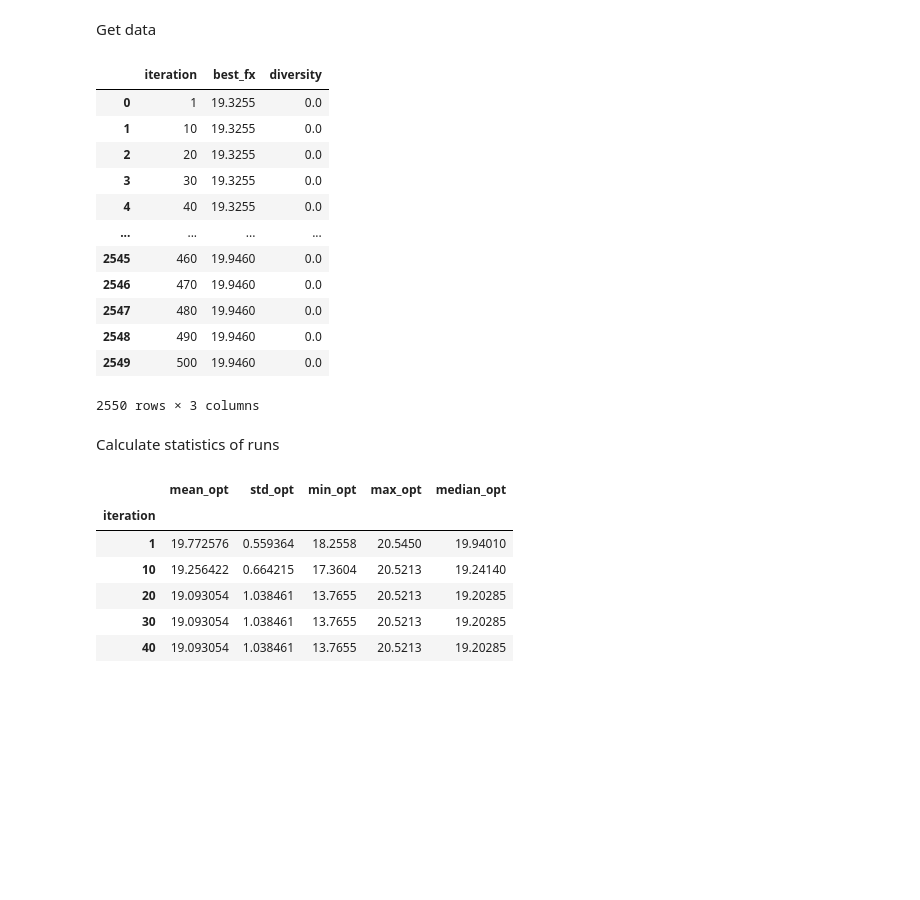
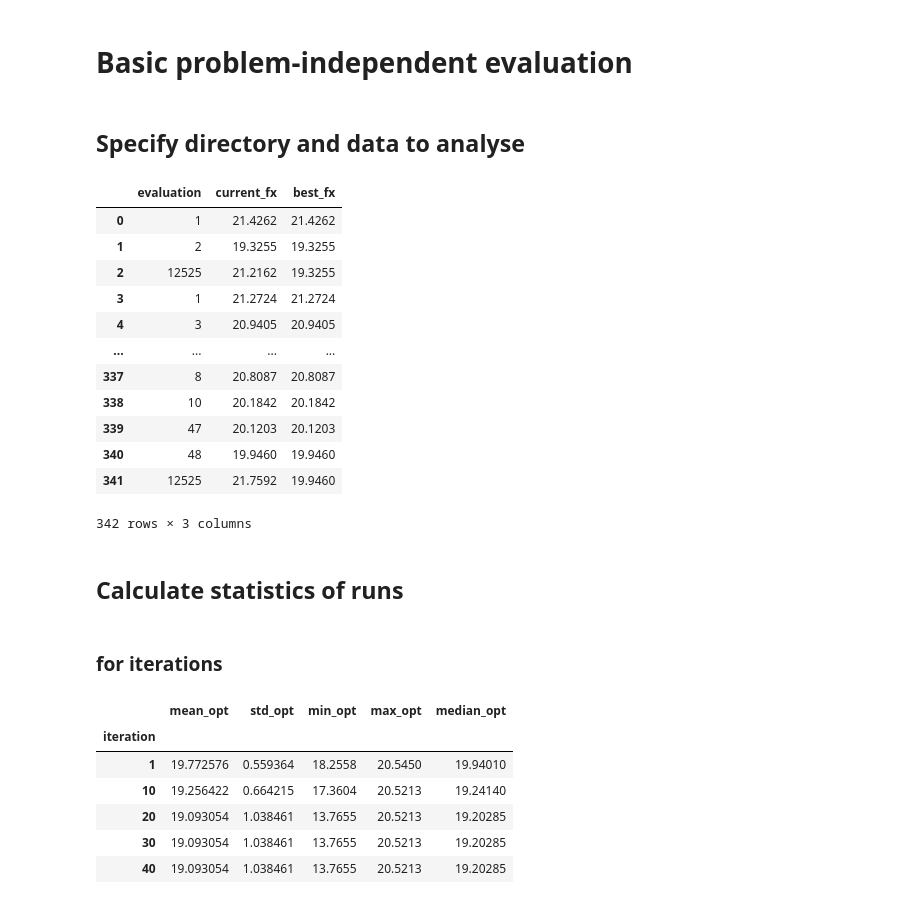
Before and after one commit to mahf-opt/mahf, a Jupyter notebook: evaluation/basicEval.ipynb, the cells around one changed output. Saved outputs shown, nothing was run; the diff lists cells and outputs as text; code cells hidden in the pictures; blank space fills up the shorter version.

Commit message:
Work on basicEval

```diff
--- a/evaluation/basicEval.ipynb
+++ b/evaluation/basicEval.ipynb
@@ -1,3 +1,5 @@
+# %% [markdown]
+# Basic problem-independent evaluation
 # %%
 import pandas as pd
 import numpy as np
@@ -4,22 +7,27 @@ import numpy as np
 # %% [markdown]
-Get data
+## Specify directory and data to analyse
 # %%
-ackley = pd.read_csv('../data/custom_heuristic/custom_ackley_10/iterations.csv')
-ackley
+data_dir = '../data/custom_heuristics/'
+ackley_iter = pd.read_csv('../data/custom_heuristic/custom_ackley_10/iterations.csv')
+ackley_iter
+ackley_eval = pd.read_csv('../data/custom_heuristic/custom_ackley_10/evaluations.csv')
+ackley_eval
 # %% [output]
-|  | iteration | best_fx | diversity |
-| 0 | 1 | 19.3255 | 0.0 |
-| 1 | 10 | 19.3255 | 0.0 |
-| 2 | 20 | 19.3255 | 0.0 |
-| 3 | 30 | 19.3255 | 0.0 |
-| 4 | 40 | 19.3255 | 0.0 |
+|  | evaluation | current_fx | best_fx |
+| 0 | 1 | 21.4262 | 21.4262 |
+| 1 | 2 | 19.3255 | 19.3255 |
+| 2 | 12525 | 21.2162 | 19.3255 |
+| 3 | 1 | 21.2724 | 21.2724 |
+| 4 | 3 | 20.9405 | 20.9405 |
 | ... | ... | ... | ... |
-| 2545 | 460 | 19.9460 | 0.0 |
-| 2546 | 470 | 19.9460 | 0.0 |
-| 2547 | 480 | 19.9460 | 0.0 |
-| 2548 | 490 | 19.9460 | 0.0 |
-| 2549 | 500 | 19.9460 | 0.0 |
+| 337 | 8 | 20.8087 | 20.8087 |
+| 338 | 10 | 20.1842 | 20.1842 |
+| 339 | 47 | 20.1203 | 20.1203 |
+| 340 | 48 | 19.9460 | 19.9460 |
+| 341 | 12525 | 21.7592 | 19.9460 |
-2550 rows × 3 columns
+342 rows × 3 columns
 # %% [markdown]
-Calculate statistics of runs
+## Calculate statistics of runs
+# %% [markdown]
+### for iterations
 # %%
```
Also changed, not shown: parts of 10 cells of this notebook.
